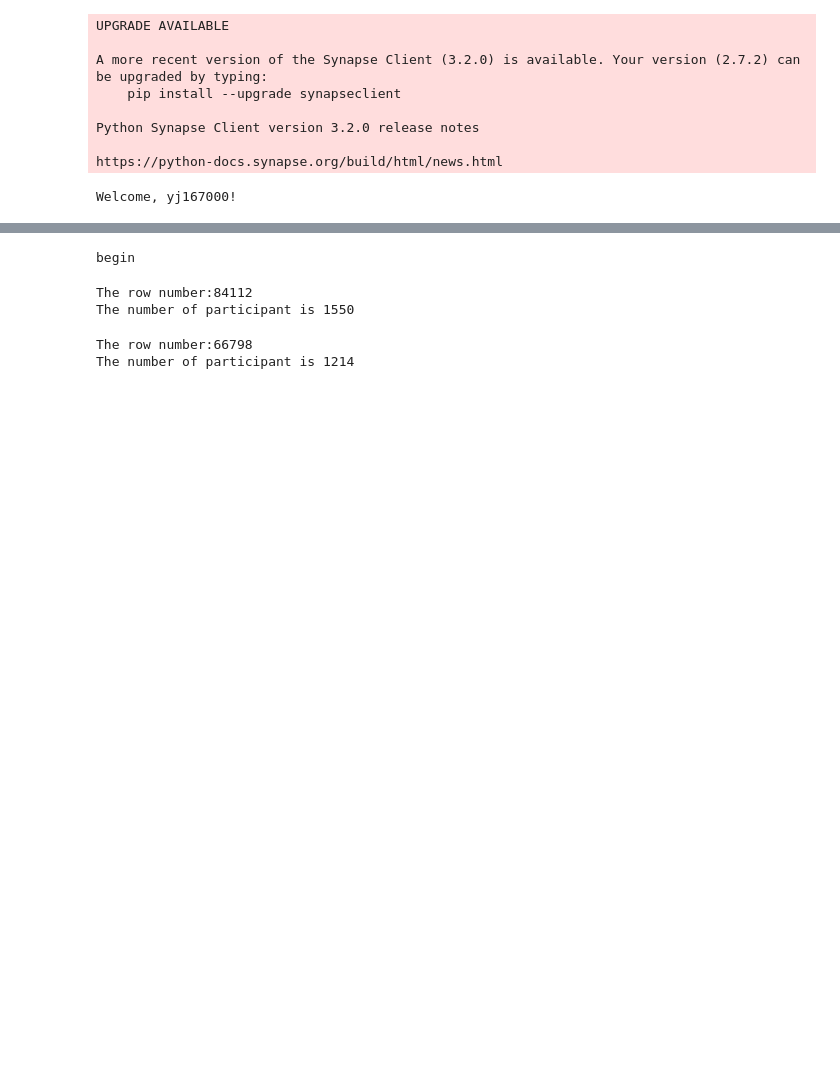
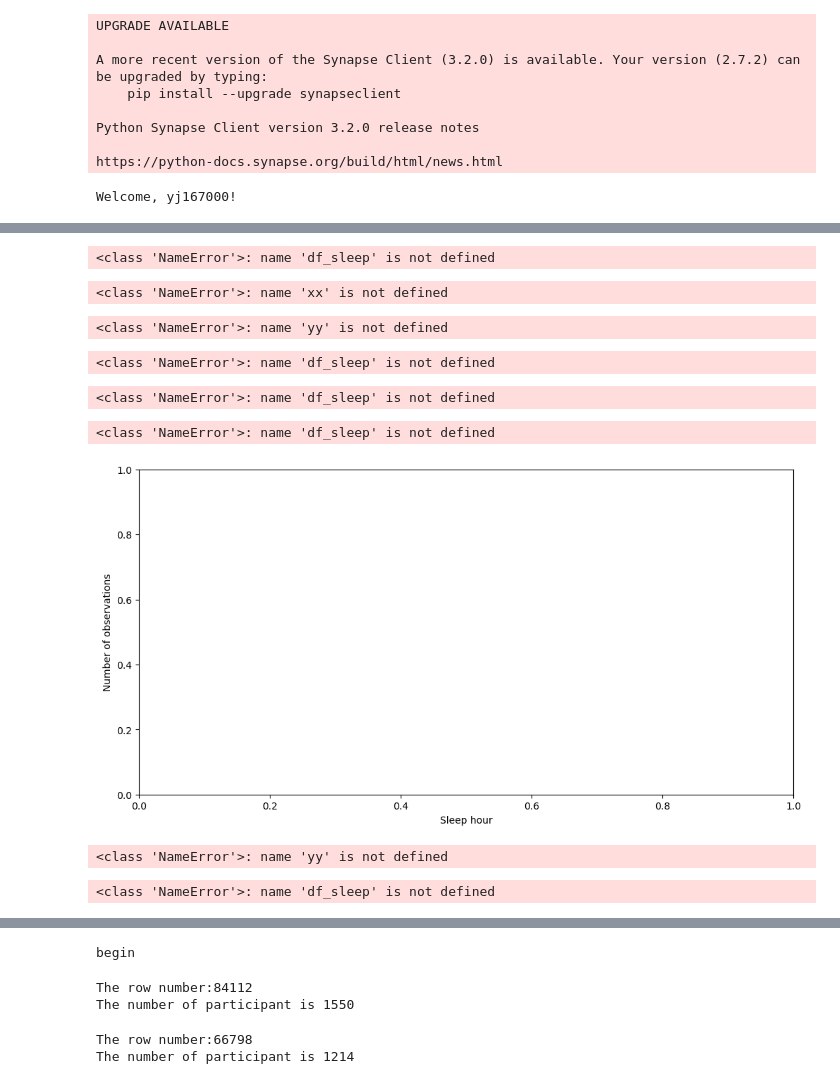
Before and after one commit to Sage-Bionetworks/RECOVER-MHDR-Analysis, a Jupyter notebook: Duke_team/File_visit.ipynb, the cells around one changed output, grey strips where cells are left out. Saved outputs shown, nothing was run; the diff lists cells and outputs as text; code cells hidden in the pictures; blank space fills up the shorter version.

```diff
--- a/Duke_team/File_visit.ipynb
+++ b/Duke_team/File_visit.ipynb
@@ -172,3 +206,41 @@ onlyS2C5 number is 668
+# %%
+xx = df_sleep.iloc[1,1]
+# %% [output]
+<class 'NameError'>: name 'df_sleep' is not defined
+# %%
+from datetime import datetime
+yy = datetime.strptime(xx, "%Y-%m-%dT%H:%M:%S")
+# %% [output]
+<class 'NameError'>: name 'xx' is not defined
+# %%
+yy.hour
+# %% [output]
+<class 'NameError'>: name 'yy' is not defined
+# %%
+sleep_hour_stat(df_sleep)
+# %% [output]
+<class 'NameError'>: name 'df_sleep' is not defined
+# %%
+df_sleep.columns
+# %% [output]
+<class 'NameError'>: name 'df_sleep' is not defined
+# %%
+yy = df_sleep['StartDate'].apply(lambda x: datetime.strptime(x, "%Y-%m-%dT%H:%M:%S").hour)
+# %% [output]
+<class 'NameError'>: name 'df_sleep' is not defined
+# %%
+plt.figure(figsize=(12, 6))
+plt.xlabel("Sleep hour")
+plt.ylabel("Number of observations")
+plt.hist(yy.values, bins=200)
+plt.show()
+# %% [output]
+[figure, added]
+<class 'NameError'>: name 'yy' is not defined
+# %%
+df_sleep
+# %% [output]
+<class 'NameError'>: name 'df_sleep' is not defined
 # %%
 df_sleep = get_dataset_df(dataset_paths, 8, s3)
 df_sleep = update_df_object_numeric(df_sleep, ['TimeInBed'])
```
Also changed, not shown: parts of 18 cells of this notebook, 1 other file.
